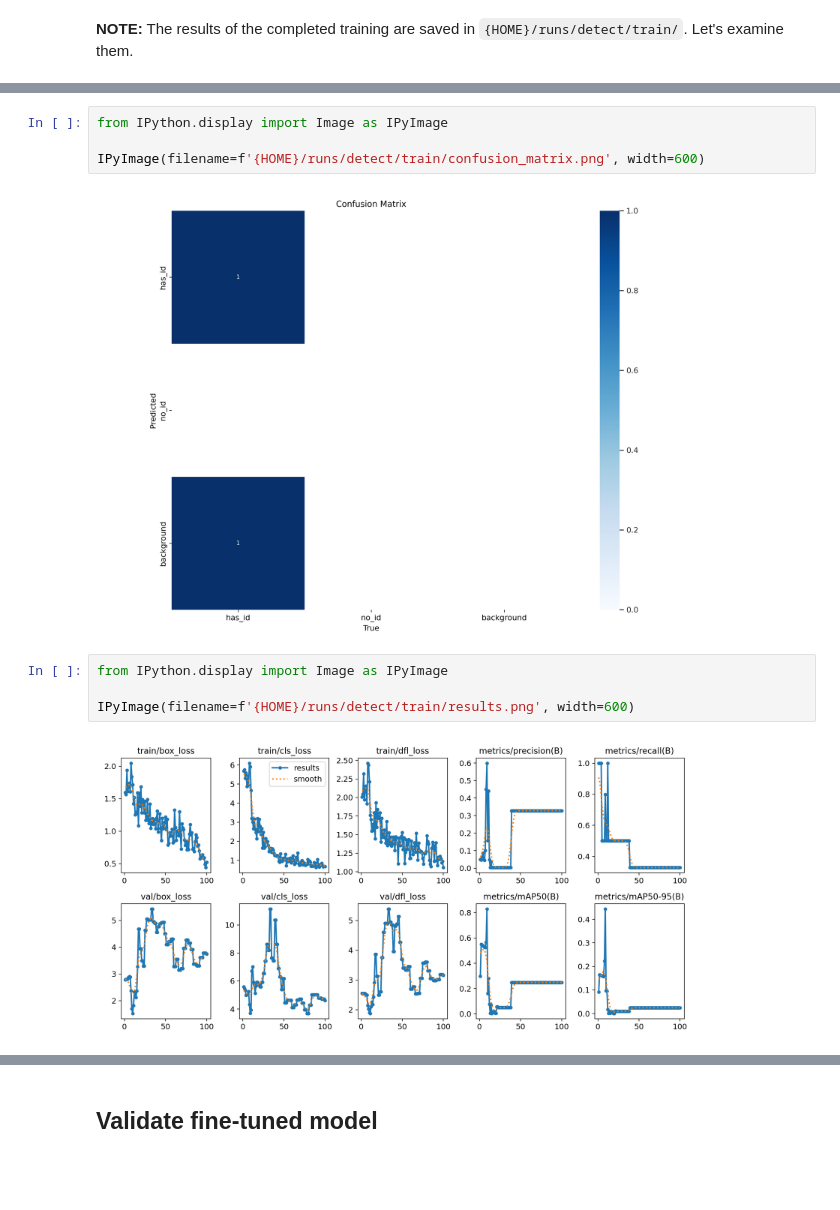
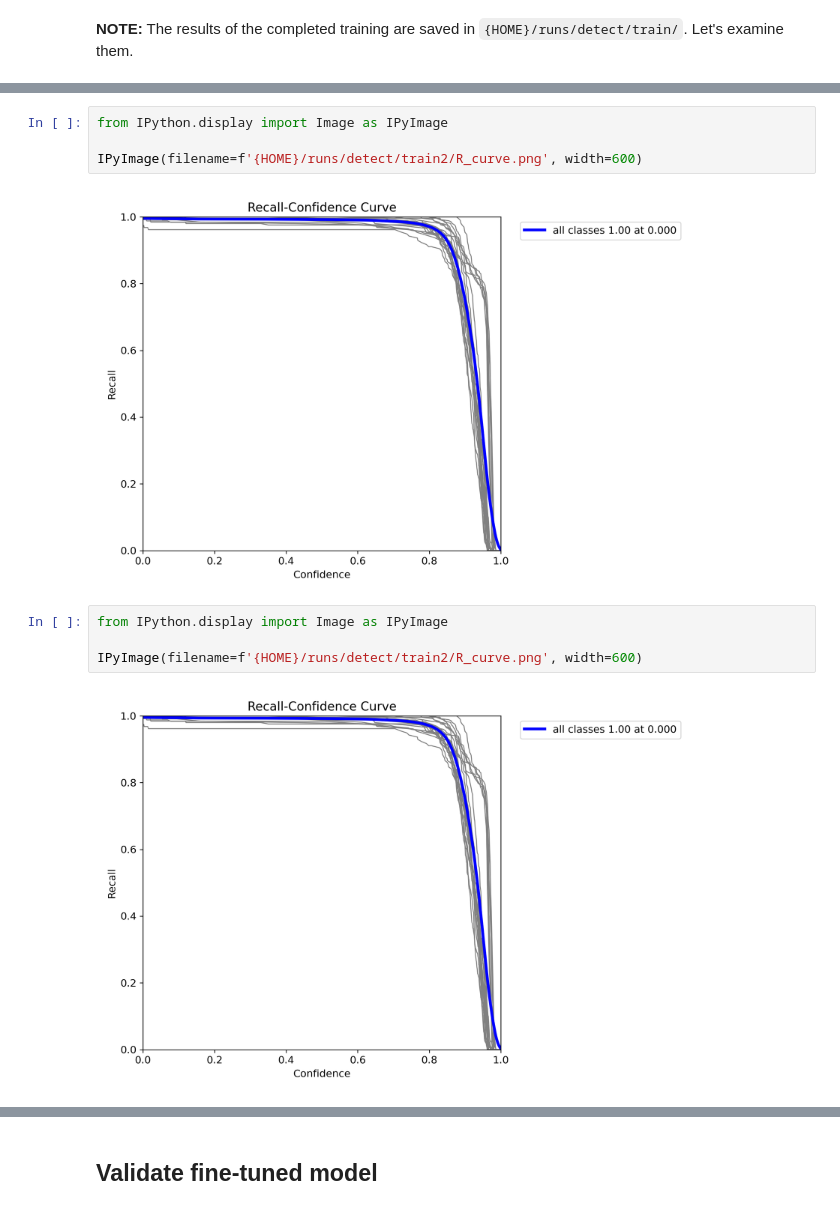
Before and after one commit to Prabhu9642/npwt-designs-green, a Jupyter notebook: notebooks/train-yolo11-object-detection-on-custom-dataset.ipynb, the cells around one changed output, grey strips where cells are left out. Drawn from its saved outputs; the diff is of its cells as text; blank space fills up the shorter version.

```diff
--- a/notebooks/train-yolo11-object-detection-on-custom-dataset.ipynb
+++ b/notebooks/train-yolo11-object-detection-on-custom-dataset.ipynb
@@ -212,15 +217,15 @@ labels.jpg                                          train_batch1.jpg  weights
 # %%
 from IPython.display import Image as IPyImage
 
-IPyImage(filename=f'{HOME}/runs/detect/train/confusion_matrix.png', width=600)
+IPyImage(filename=f'{HOME}/runs/detect/train2/R_curve.png', width=600)
 # %% [output]
-[figure, old version]
+[figure, new version]
 # %%
 from IPython.display import Image as IPyImage
 
-IPyImage(filename=f'{HOME}/runs/detect/train/results.png', width=600)
+IPyImage(filename=f'{HOME}/runs/detect/train2/R_curve.png', width=600)
 # %% [output]
-[figure, old version]
+[figure, new version]
 # %%
 from IPython.display import Image as IPyImage
 
```
Also changed, not shown: parts of 17 cells of this notebook.
